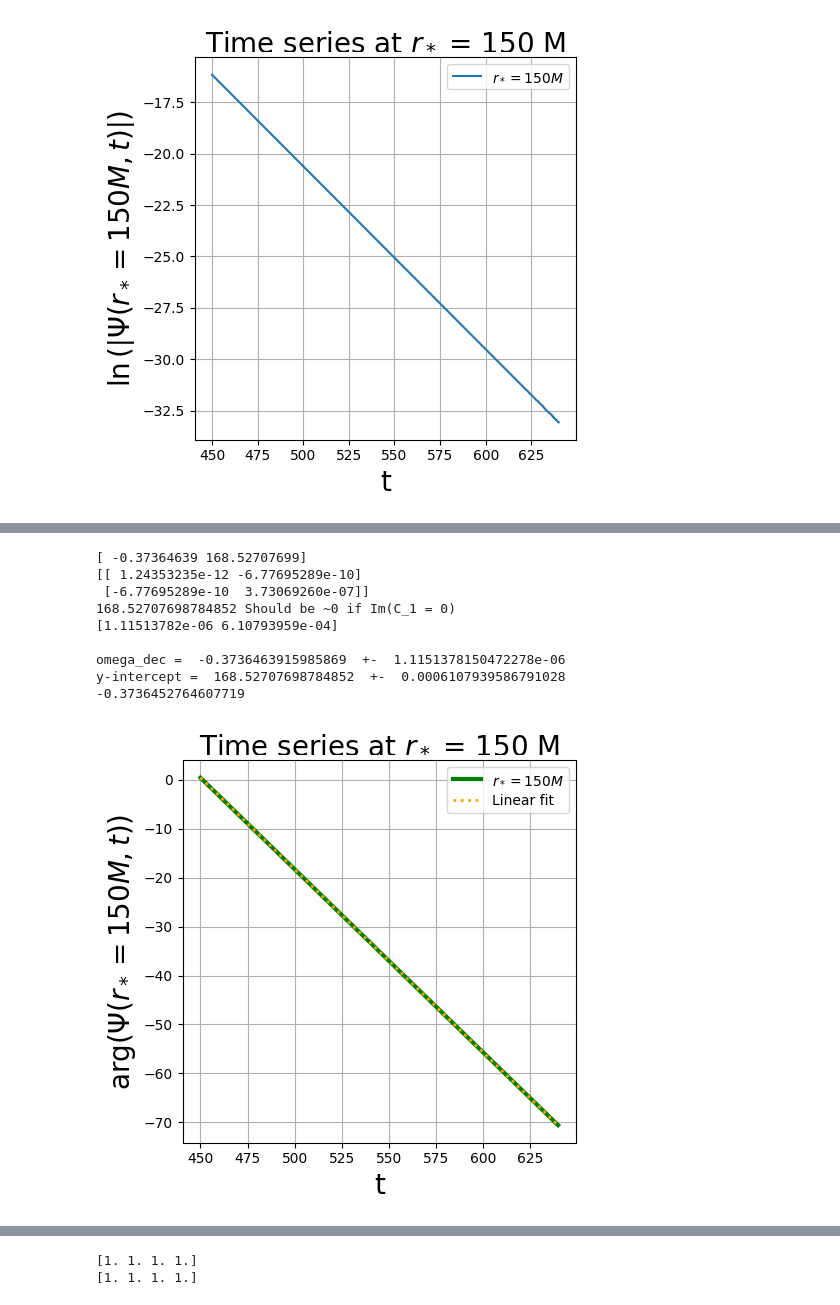
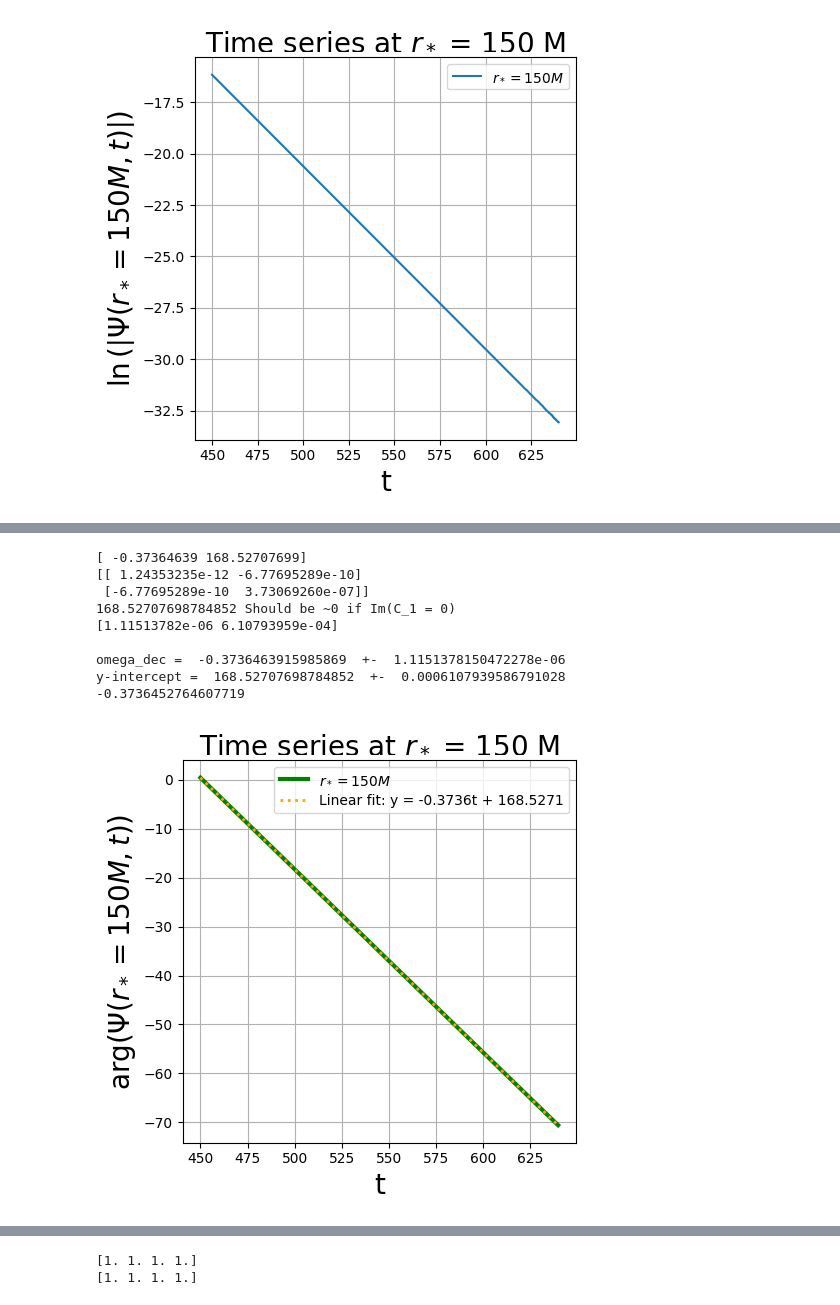
Before and after one commit to dakeerie/MSci-Project, a Jupyter notebook: Results.ipynb, the cells around one changed output, grey strips where cells are left out. Cells and saved outputs as stored; diff of their text form; code cells hidden in the pictures.

```diff
--- a/Results.ipynb
+++ b/Results.ipynb
@@ -318,35 +316,35 @@ print(params_osc[1], "Should be ~0 if Im(C_1 = 0)")
 std_err_osc = np.sqrt(np.diag(params_covariance_osc))
 print(std_err_osc)
 print()
 print('omega_dec = ', params_osc[0], ' +- ', std_err_osc[0])
 print('y-intercept = ', params_osc[1], ' +- ', std_err_osc[1])
 
 print(params_osc[0] + std_err_osc[0])
 
 
 plt.figure(figsize = (5, 5))
 plt.plot(times[idx_lower:], np.unwrap(np.angle(qnm_ts[idx_lower:])),  linewidth = 3, color = 'green', label = rf'$r_* = {extraction_radii[1]} M$')
-plt.plot(times[idx_lower:], linear(times[idx_lower:], params_osc[0], params_osc[1]), linewidth = 2, linestyle = 'dotted', color = 'orange', label = 'Linear fit')
+plt.plot(times[idx_lower:], linear(times[idx_lower:], params_osc[0], params_osc[1]), linewidth = 2, linestyle = 'dotted', color = 'orange', label = f'Linear fit: y = {params_osc[0]:.4f}t + {params_osc[1]:.4f}')
 plt.xlabel('t', fontsize = 20)
 plt.ylabel(rf'$\arg (\Psi (r_*={extraction_radii[1]} M, t))$', fontsize = 20)
 plt.title(rf'Time series at $r_*$ = {extraction_radii[1]} M', fontsize = 20)
 # plt.xlim(300, 700)
 # plt.ylim(-1e-2, 1e-2)
 plt.legend()
 plt.grid()
 plt.tight_layout()
 plt.show()
 # %% [output]
 [ -0.37364639 168.52707699]
 [[ 1.24353235e-12 -6.77695289e-10]
  [-6.77695289e-10  3.73069260e-07]]
 168.52707698784852 Should be ~0 if Im(C_1 = 0)
 [1.11513782e-06 6.10793959e-04]
 
 omega_dec =  -0.3736463915985869  +-  1.1151378150472278e-06
 y-intercept =  168.52707698784852  +-  0.0006107939586791028
 -0.3736452764607719
-[figure, old version]
+[figure, new version]
 # %%
 phi0 = (2.52452185e+02/(2*np.pi) - 40)*2*np.pi
 
```
Also changed, not shown: parts of 7 cells of this notebook, 1 other file.
